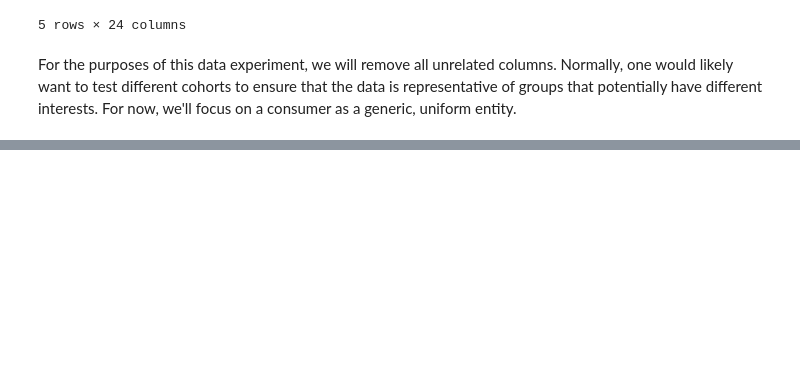
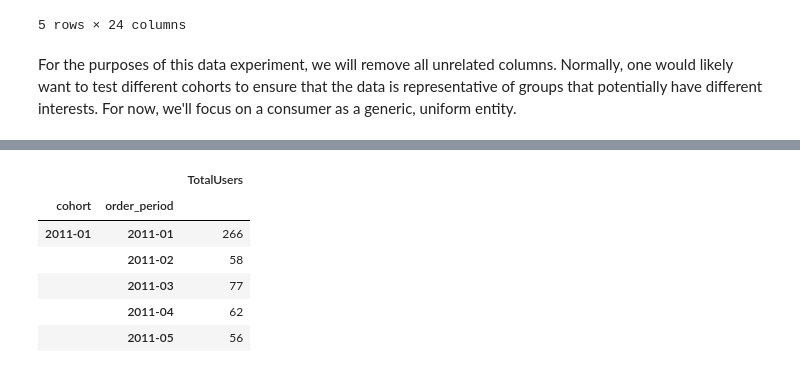
Before and after one commit to davidurpani/data-explorations, a Jupyter notebook: notebooks/cohort-analysis-retention.ipynb, the cells around one changed output, grey strips where cells are left out. Cells and saved outputs as stored; diff of their text form; code cells hidden in the pictures; blank space fills up the shorter version.

```diff
--- a/notebooks/cohort-analysis-retention.ipynb
+++ b/notebooks/cohort-analysis-retention.ipynb
@@ -29,0 +104,15 @@ For the purposes of this data experiment, we will remove all unrelated columns.
+# %%
+grouped_cohort = analysis_dataframe.groupby(['cohort', 'order_period'])
+
+cohorts = grouped_cohort.agg({'customer_id': pd.Series.nunique})
+
+cohorts.rename(columns={'customer_id': 'total_users'}, inplace=True)
+cohorts.head()
+# %% [output]
+|  |  | TotalUsers |
+| cohort | order_period |  |
+| 2011-01 | 2011-01 | 266 |
+|  | 2011-02 | 58 |
+|  | 2011-03 | 77 |
+|  | 2011-04 | 62 |
+|  | 2011-05 | 56 |
```
Also changed, not shown: parts of 17 cells of this notebook.
